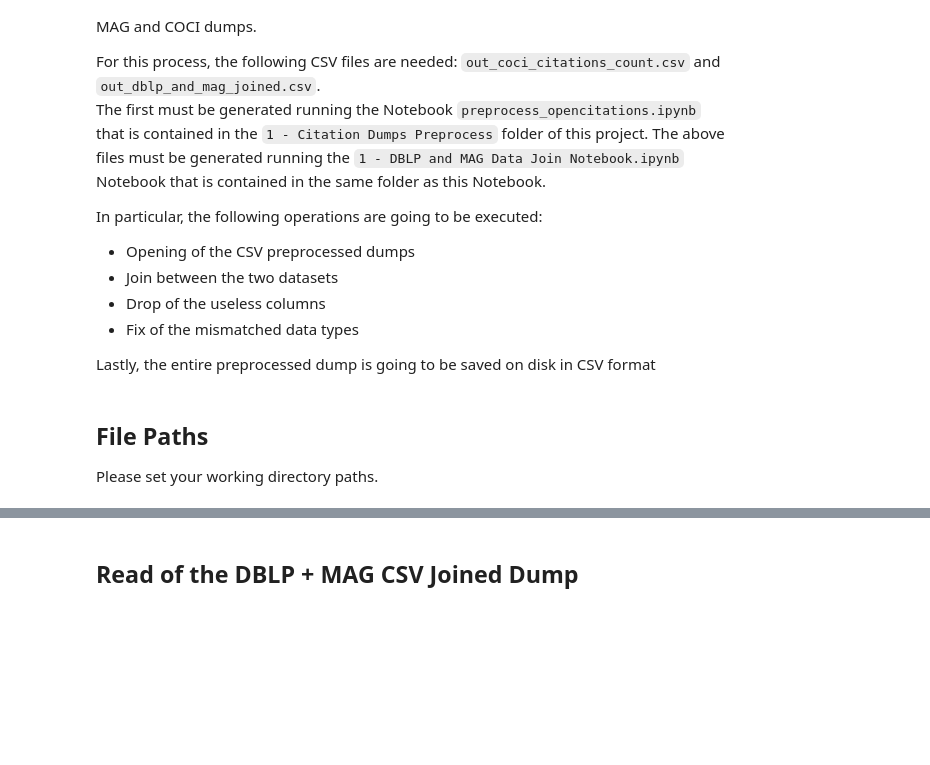
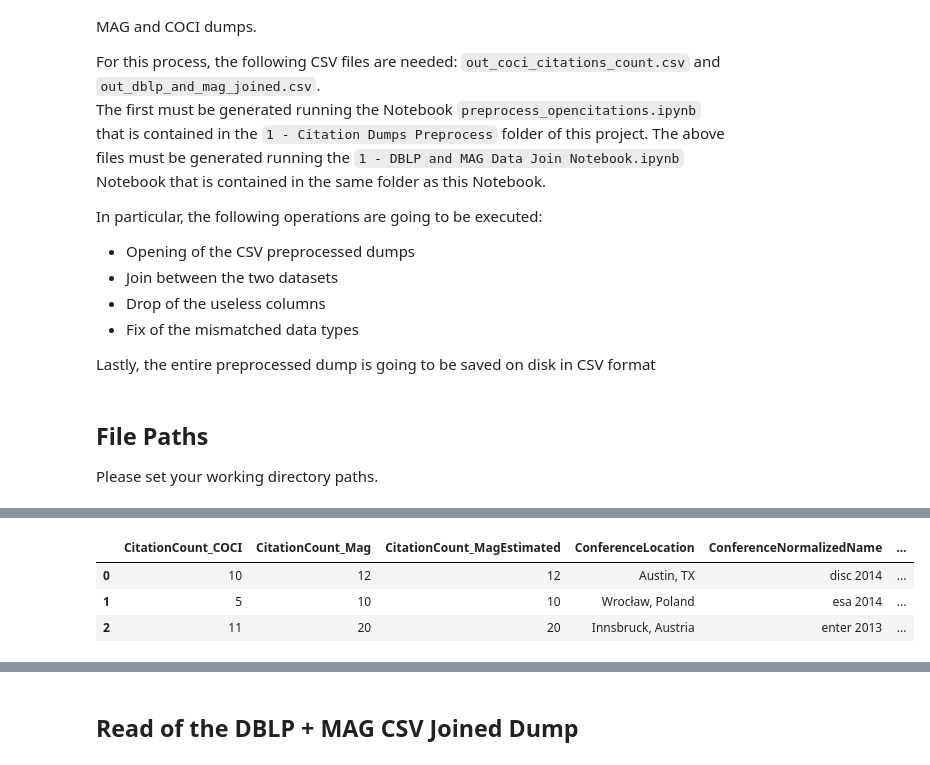
Before and after one commit to MarcoTerzulli/conftur_terzulli, a Jupyter notebook: Dataset Creation Pipeline/4 - Citation and Conference Data Cleanup/Citation and Conference Data Cleanup.ipynb, the cells around one changed output, grey strips where cells are left out. Drawn from its saved outputs; the diff is of its cells as text; code cells hidden in the pictures; blank space fills up the shorter version.

```diff
--- a/Dataset Creation Pipeline/4 - Citation and Conference Data Cleanup/Citation and Conference Data Cleanup.ipynb
+++ b/Dataset Creation Pipeline/4 - Citation and Conference Data Cleanup/Citation and Conference Data Cleanup.ipynb
@@ -47,0 +74,7 @@ partial_csv_path = r'/Users/marcoterzulli/File/Scuola Local/Magistrale/Materiale
+# %%
+df_citations_and_locations.head(3)
+# %% [output]
+|  | CitationCount_COCI | CitationCount_Mag | CitationCount_MagEstimated | ConferenceLocation | ConferenceNormalizedName | ... |
+| 0 | 10 | 12 | 12 | Austin, TX | disc 2014 | ... |
+| 1 | 5 | 10 | 10 | Wrocław, Poland | esa 2014 | ... |
+| 2 | 11 | 20 | 20 | Innsbruck, Austria | enter 2013 | ... |
```
Also changed, not shown: parts of 18 cells of this notebook, 2 other files.
